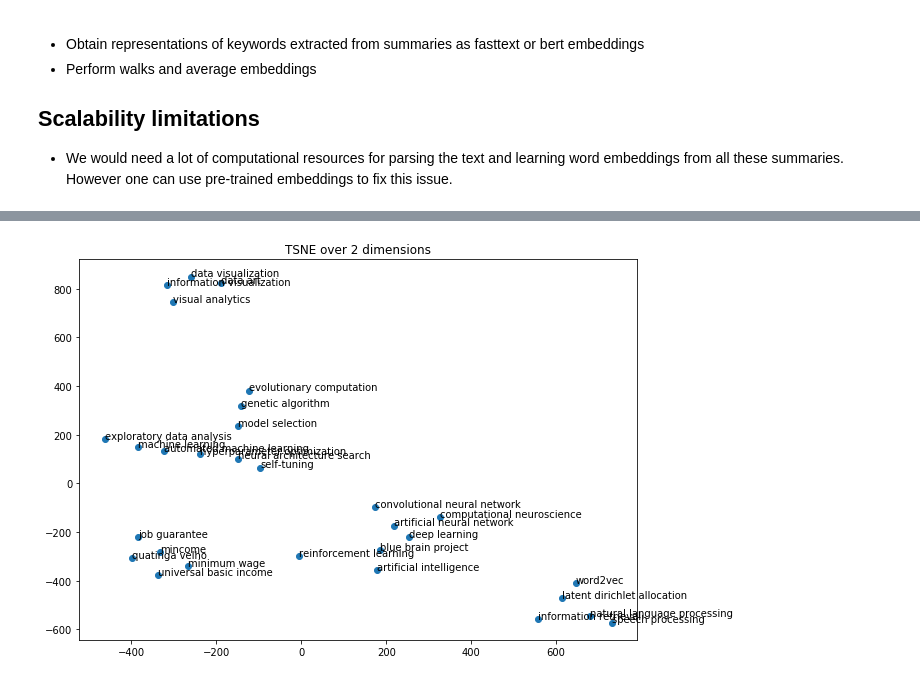
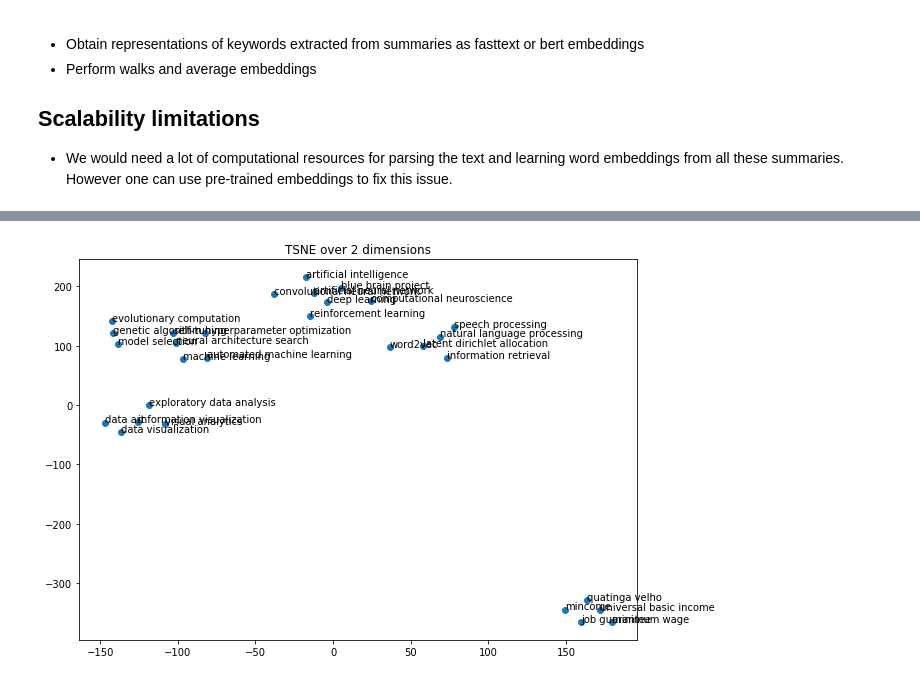
Before and after one commit to FredBaos/Ntds_project_team02, a Jupyter notebook: vince_la_menace_pepito.ipynb, the cells around one changed output, grey strips where cells are left out. Drawn from its saved outputs; the diff is of its cells as text; code cells hidden in the pictures.

```diff
--- a/vince_la_menace_pepito.ipynb
+++ b/vince_la_menace_pepito.ipynb
@@ -289,5 +293,6 @@ plot_projection(node_vectors, nodes_to_plot, projection_method=TSNE, perplexity=
 # %% [markdown]
 ## Spectral clustering on hyperlink graph
 # %%
-A = nx.adjacency_matrix(graph)
+ordered_nodes = list(sorted(graph.nodes()))
+A = nx.adjacency_matrix(graph,nodelist=ordered_nodes)
 proj = laplacian_eigenmaps(A,dim=100,sigma=None,epsilon=None,normalize=None,use_similarity=False)
@@ -295,0 +299,6 @@ np.save("spectral.npy",proj)
+# %%
+name2idx_adjacency = {}
+idx = 0
+for node in ordered_nodes:
+    name2idx_adjacency[node] = idx
+    idx += 1
@@ -357,15 +389,15 @@ with open(FAST_MEAN_FILENAME,'wb') as f:
 # %%
-def get_vectors_fasttext(nodes, proj):
+def get_vectors_fasttext(nodes, walk_averaged_embeddings_dict_fastt):
     vectors = []
     for node in nodes:
         vector = walk_averaged_embeddings_dict_fastt[node]
         vectors.append(vector)
     return vectors
 # %%
-node_vectors = get_vectors_fasttext(nodes_to_plot,proj)
+node_vectors = get_vectors_fasttext(nodes_to_plot,walk_averaged_embeddings_dict_fastt)
 plot_projection(node_vectors, nodes_to_plot, projection_method=TSNE, perplexity=4)
 # %% [output]
-[figure, old version]
+[figure, new version]
 # %%
 def all_queries_print(all_queries):
     for query in all_queries:
```
Also changed, not shown: parts of 17 cells of this notebook, 8 other files.
